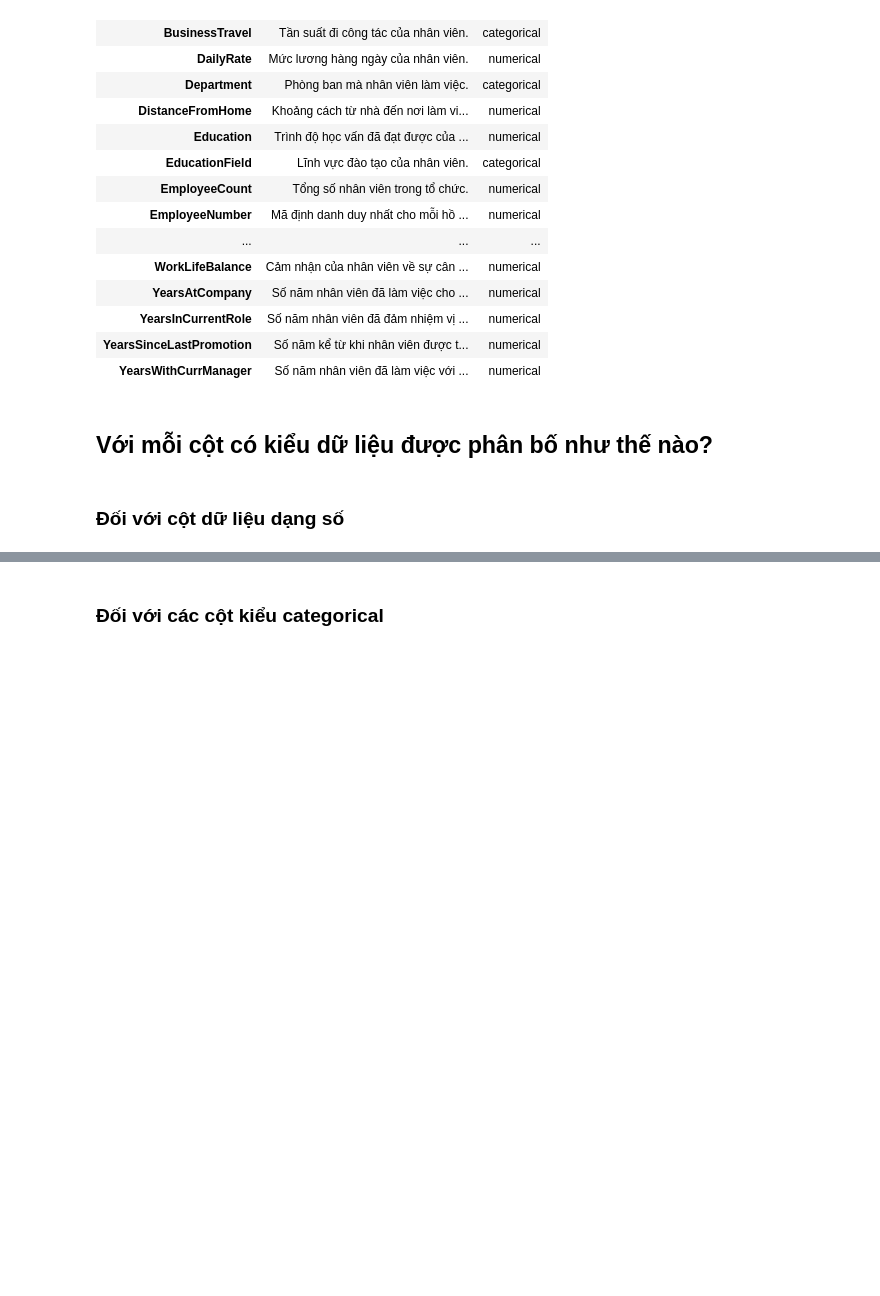
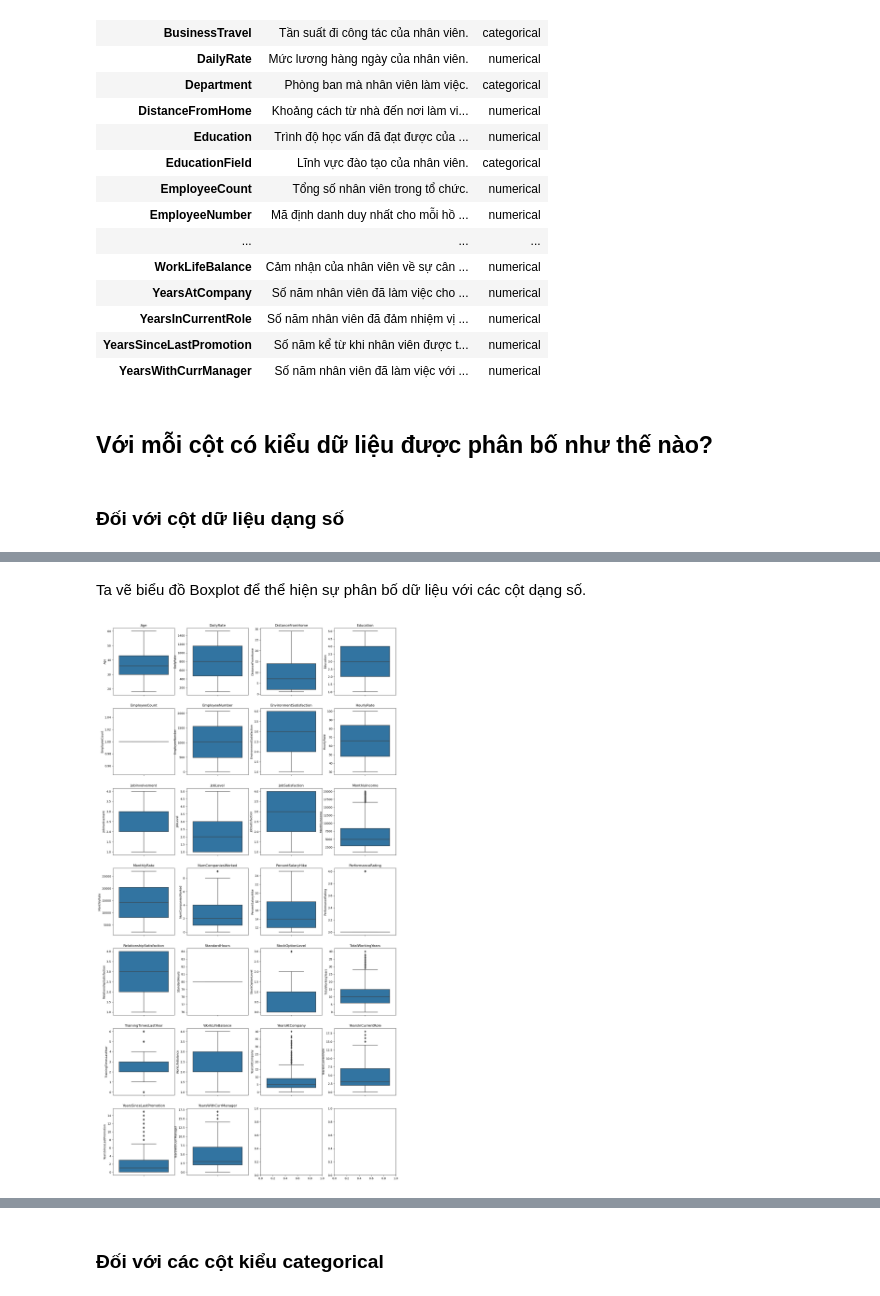
Before and after one commit to HuyHCMUS/DataVisualize-1, a Jupyter notebook: Kham_pha_du_lieu.ipynb, the cells around one changed output, grey strips where cells are left out. Saved outputs shown, nothing was run; the diff lists cells and outputs as text; code cells hidden in the pictures; blank space fills up the shorter version.

```diff
--- a/Kham_pha_du_lieu.ipynb
+++ b/Kham_pha_du_lieu.ipynb
@@ -103,7 +104,7 @@ def col_info(col, array):
     data.append(np.min(temp))
     # 3 quartile
     for i in range(25, 100, 25):
-        data.append(np.percentile(temp, i, interpolation='linear'))
+        data.append(np.percentile(temp, i, method='linear'))
     # max
     data.append(np.max(temp))
     return data
@@ -119,3 +120,14 @@ num_col_info_df
 | median | 36.0 | 802.0 | 7.0 | 3.0 | 1.0 | 1020.50 | 3.0 | ... |
 | upper_quartile | 43.0 | 1157.0 | 14.0 | 4.0 | 1.0 | 1555.75 | 4.0 | ... |
 | max | 60.0 | 1499.0 | 29.0 | 5.0 | 1.0 | 2068.00 | 4.0 | ... |
+# %% [markdown]
+Ta vẽ biểu đồ Boxplot để thể hiện sự phân bố dữ liệu với các cột dạng số.
+# %%
+fig, axs = plt.subplots(7, 4, figsize=(18, 5*7))
+axs = axs.flatten()
+for i, col in enumerate(data._get_numeric_data().columns):
+    sns.boxplot(data = data, y = data[col], ax = axs[i])
+    axs[i].set_title(col)
+plt.show()
+# %% [output]
+[figure, added]
```
Also changed, not shown: parts of 5 cells of this notebook, 1 other file.
